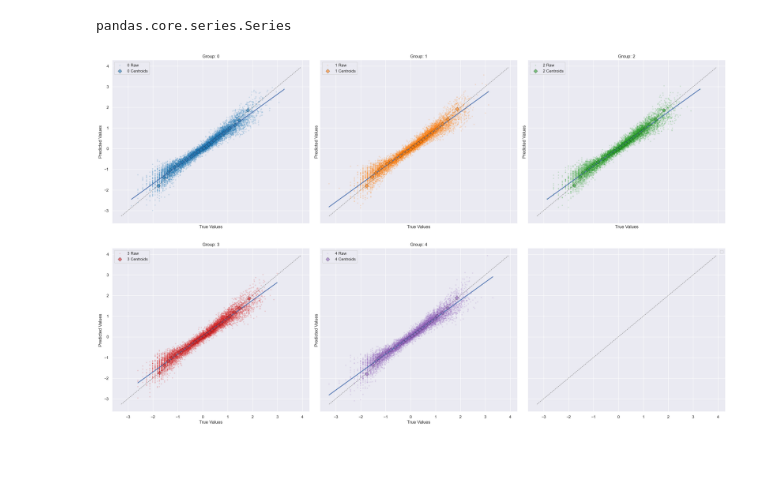
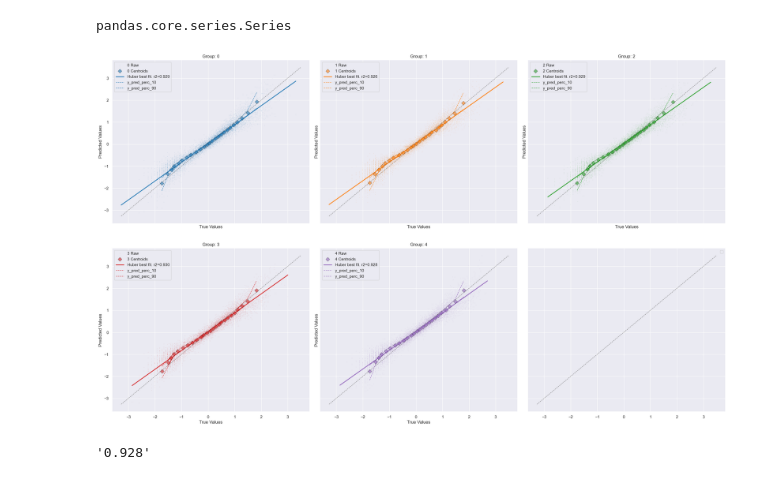
Before and after one commit to akseldkw07/kret_projects, a Jupyter notebook: projects/beijing/run-beijing.ipynb, the cells around one changed output. Drawn from its saved outputs; the diff is of its cells as text; code cells hidden in the pictures.

Commit message:
groupscatter Modified: - run-beijing.ipynb

```diff
--- a/projects/beijing/run-beijing.ipynb
+++ b/projects/beijing/run-beijing.ipynb
@@ -220,12 +214,12 @@ from kret_matplotlib.groupscatter import GroupScatter
 ones = np.ones_like(y_val.squeeze(-1).numpy(force=True))
 random_ints = np.random.randint(0, 5, size=y_val.shape[0])
 # %%
-gs = GroupScatter(y_val, y_hat, random_ints)
+gs = GroupScatter(y_val, y_hat, random_ints, regression_func="Huber")
 # %%
 type(gs._df_input.category)
 # %% [output]
 pandas.core.series.Series
 # %%
-gs.plot(ax="separate", scatters=("raw", "centroids"))
+gs.plot(ax="separate", scatters=("centroids", "raw"), percentiles=(10,))
 # %% [output]
-[figure, old version]
+[figure, new version]
@@ -231,0 +228,4 @@ gs.plot(ax="separate", scatters=("raw", "centroids"))
+# %%
+f"{r2:.3f}"
+# %% [output]
+'0.928'
```
Also changed, not shown: parts of 6 cells of this notebook.
